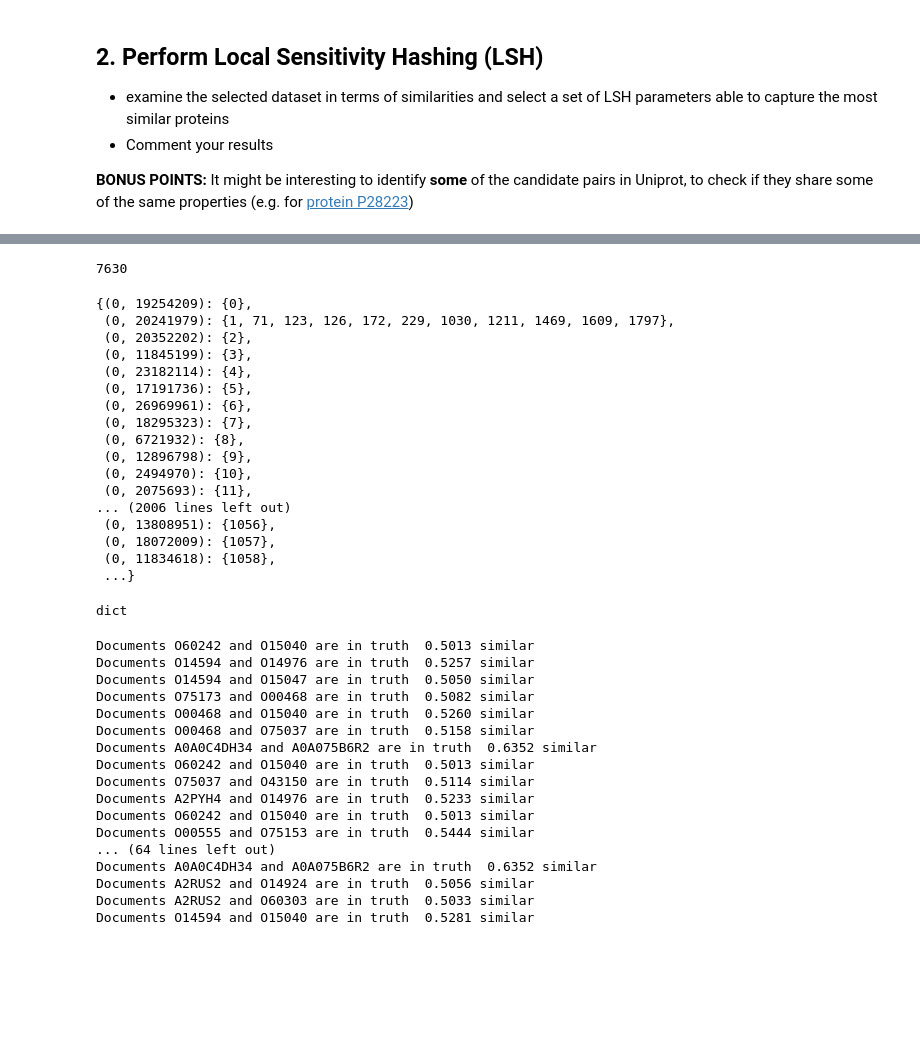
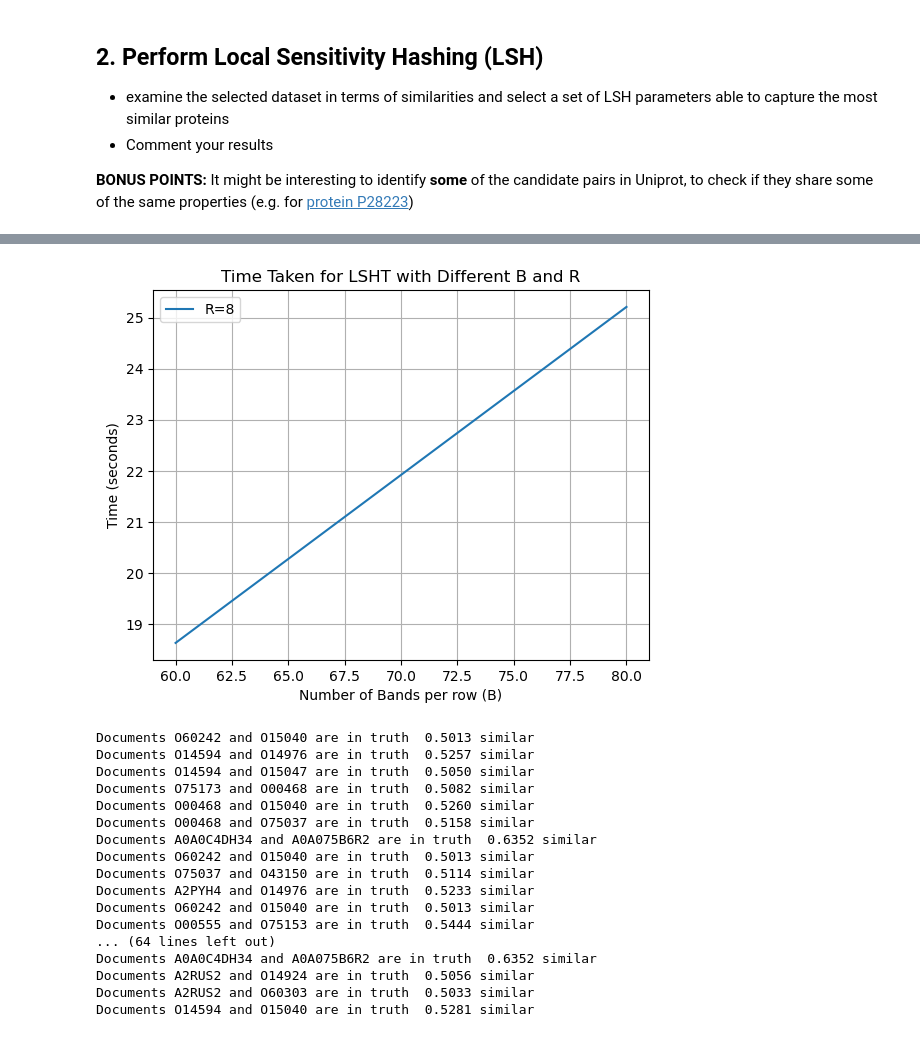
Before and after one commit to tildtr/data-mining-assignments, a Jupyter notebook: assignment-3/PD_2324_HA3.ipynb, the cells around one changed output, grey strips where cells are left out. Drawn from its saved outputs; the diff is of its cells as text; code cells hidden in the pictures; blank space fills up the shorter version.

```diff
--- a/assignment-3/PD_2324_HA3.ipynb
+++ b/assignment-3/PD_2324_HA3.ipynb
@@ -123,7 +123,7 @@ def convert_to_binary_matrix(data):
     # Create and return CSR matrix
     return csr_matrix((data_values, (row_indices, cols)), shape=(len(data), num_elements)), keys_to_index, indices_to_key
 
-def MakeBucketsT(TDocs, perms, N, M, B, R, NB):
+def MakeBucketsT(TDocs, perms, N, B, R, NB):
     Buckets={}
     all_docs=set(range(N))
     for b in range(B):
@@ -139,10 +139,9 @@ def MakeBucketsT(TDocs, perms, N, M, B, R, NB):
                     SIGS[list(docs_found), r]=i       #   set the line sig to the current position from the perm
                     L=L-docs_found                    #   update the current list removing the found docs
                 i+=1                                  # update the current position
-                if i==M:                              #this is the case that the document is empty
-                    SIGS[list(L), r]=i                # Highly unlikely in a real data set
-                    L={}
-                                                      # we have completed the signature for a given band,
+                if i == len(perm):
+                    SIGS[list(L), r] = i
+                    L = set()
                                                       # now make the hashes for each document
         for d in range(N):
             bucket = hash(tuple(SIGS[d])) % NB
@@ -160,7 +159,7 @@ def LSHT(Data, B, R, NB=28934501):
     P = B * R # number of permutations
     # Generating permutations
     perms = [np.random.permutation(M) for i in range(P)]
-    buckets = MakeBucketsT(DataT, perms, N, M, B, R, NB)
+    buckets = MakeBucketsT(DataT, perms, N, B, R, NB)
     return buckets
 
 # Function to time LSHT for given B and R
@@ -522,3 +666,19 @@ Final promising parameters
+# %%
+# Collect timing results of the most promissing parameters
+bands_values = [60, 80]  # Adjust the values as needed
+rows_values = [8]  # Adjust the values as needed
+
+buckets_results = {}
+timing_results = {}
+for b_val in bands_values:
+    for r_val in rows_values:
+        specific_buckets, specific_time_results = time_LSHT(csr_data, b_val, r_val)
+        buckets_results[(b_val, r_val)] = specific_buckets
+        timing_results[(b_val, r_val)] = specific_time_results
+
+plot_timing_results(bands_values, rows_values, timing_results)
+# %% [output]
+[figure, added]
 # %%
 import random
 import math
@@ -531,34 +691,6 @@ random_keys = random.sample(list(test_bucket.keys()), sample_size)
 
 # Create a new dictionary with the sampled keys
 sampled_dict = {key: test_bucket[key] for key in random_keys}
-# %%
-len(sampled_dict)
-# %% [output]
-7630
-# %%
-buckets_results[(40,8)]
-# %% [output]
-{(0, 19254209): {0},
- (0, 20241979): {1, 71, 123, 126, 172, 229, 1030, 1211, 1469, 1609, 1797},
- (0, 20352202): {2},
- (0, 11845199): {3},
- (0, 23182114): {4},
- (0, 17191736): {5},
- (0, 26969961): {6},
- (0, 18295323): {7},
- (0, 6721932): {8},
- (0, 12896798): {9},
- (0, 2494970): {10},
- (0, 2075693): {11},
-... (2006 lines left out)
- (0, 13808951): {1056},
- (0, 18072009): {1057},
- (0, 11834618): {1058},
- ...}
-# %%
-type(buckets_results[(40,8)])
-# %% [output]
-dict
 # %%
 from itertools import combinations
 counter = 0
```
Also changed, not shown: parts of 5 cells of this notebook.
